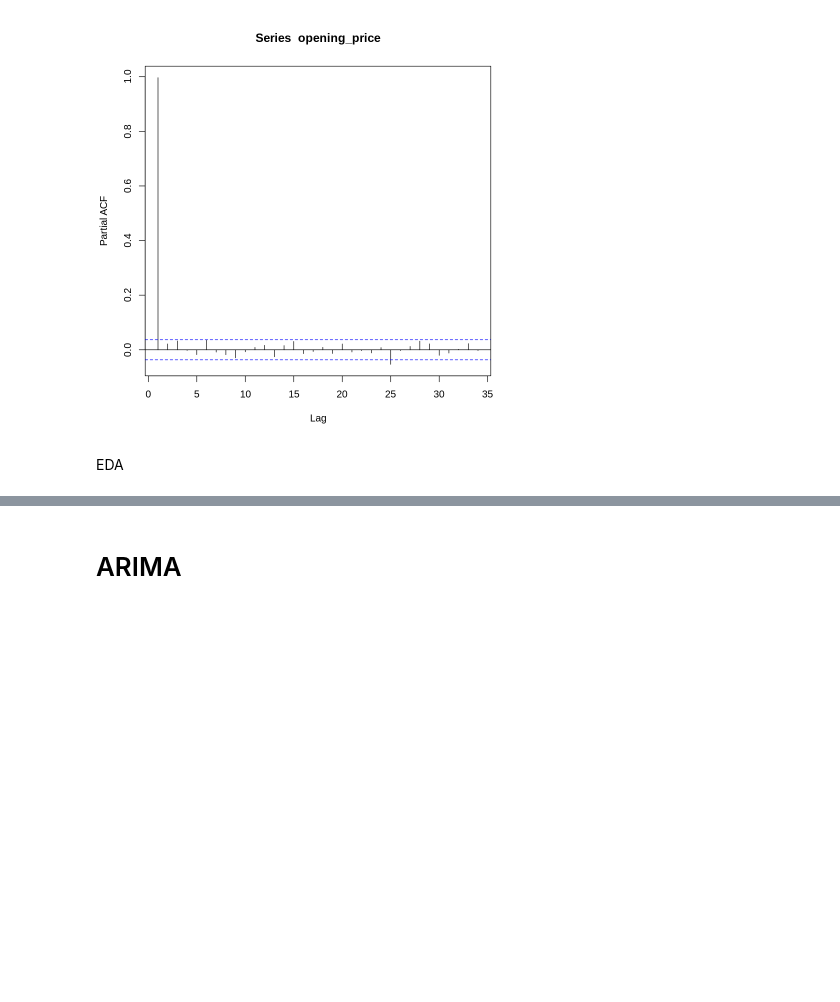
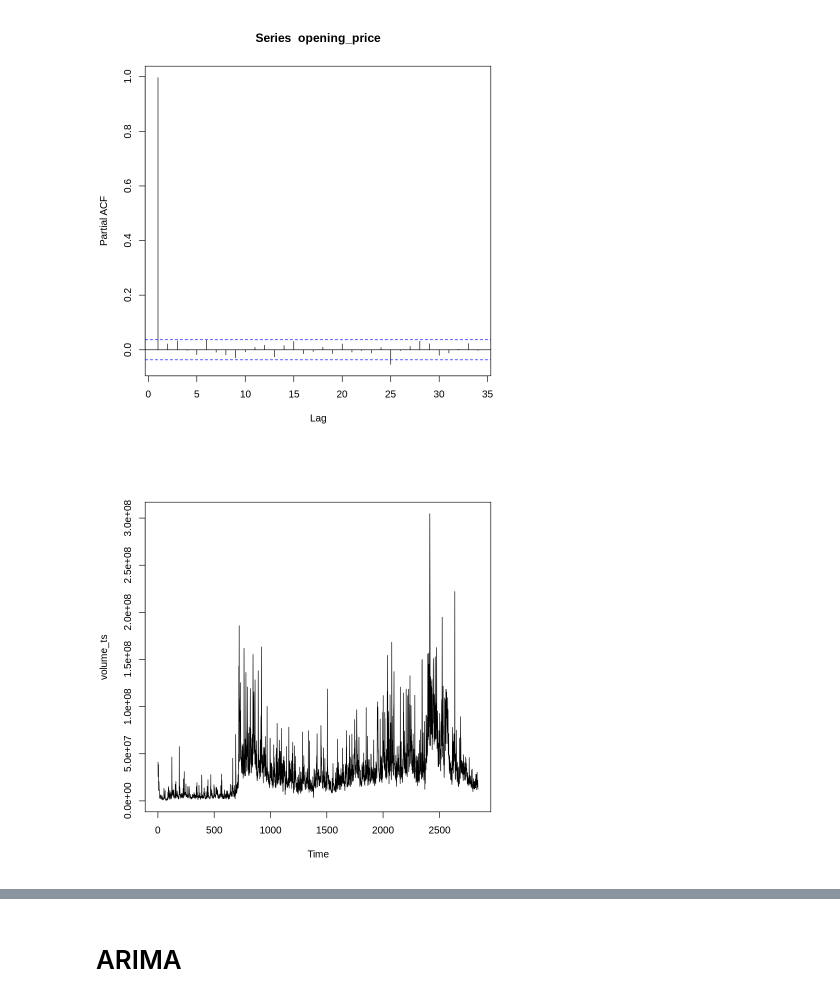
Before and after one commit to jpezan/TSLA-TS-Stock-Analysis, a Jupyter notebook: code/TSLA_in_R.ipynb, the cells around one changed output, grey strips where cells are left out. Drawn from its saved outputs; the diff is of its cells as text; code cells hidden in the pictures; blank space fills up the shorter version.

```diff
--- a/code/TSLA_in_R.ipynb
+++ b/code/TSLA_in_R.ipynb
@@ -29,5 +29,8 @@ pacf(opening_price)
 [figure]
 [figure]
 [figure]
-# %% [markdown]
-EDA
+# %%
+volume_ts <- ts(df$Volume)
+plot(volume_ts)
+# %% [output]
+[figure, added]
```
Also changed, not shown: parts of 24 cells of this notebook.
